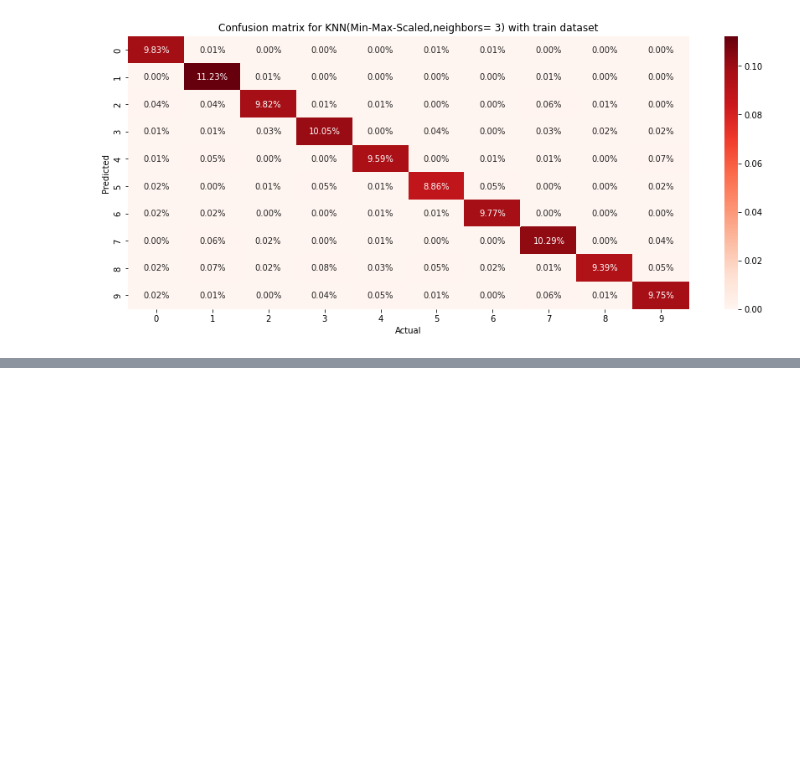
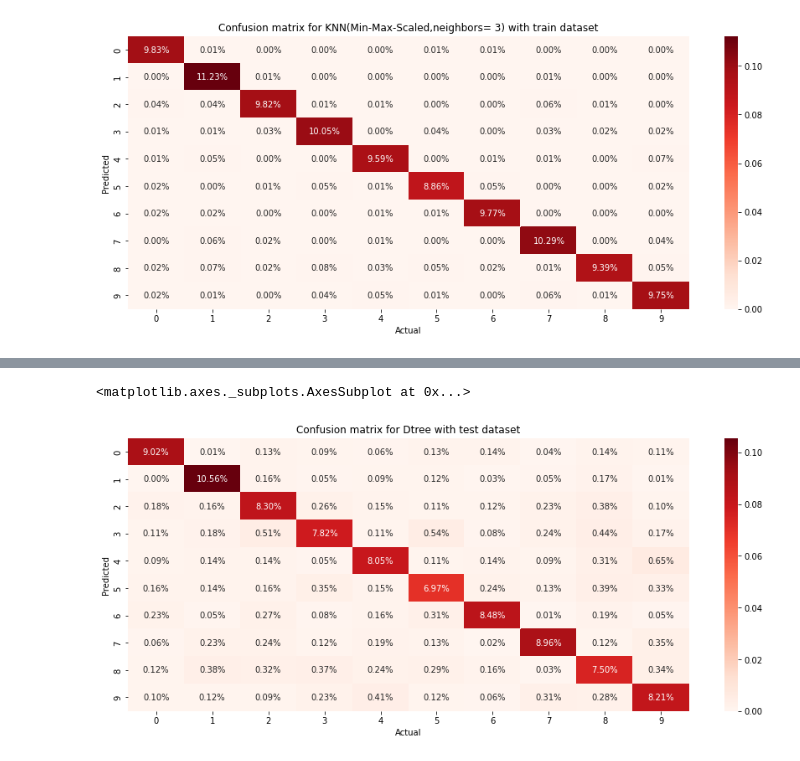
Before and after one commit to merkol/CS451, a Jupyter notebook: AI_HW3/digit_recognizer.ipynb, the cells around one changed output, grey strips where cells are left out. Cells and saved outputs as stored; diff of their text form; code cells hidden in the pictures; blank space fills up the shorter version.

```diff
--- a/AI_HW3/digit_recognizer.ipynb
+++ b/AI_HW3/digit_recognizer.ipynb
@@ -168,3 +155,13 @@ cf
 # %% [output]
 <matplotlib.axes._subplots.AxesSubplot at 0x...>
 [figure]
+# %%
+depth = np.arange(1,10)
+leaves = [1,2,4,8,16,32]
+param_grid =[{'max_depth':depth,
+             'min_samples_leaf':leaves}]
+# %%
+dtree = DecisionTreeClassifier()
+clf_GS = GridSearchCV(dtree,param_grid=param_grid)
+# %%
+clf_GS.fit(x_train_min_max,y_train)
@@ -170,0 +178,6 @@ cf
+# %%
+dtree = DecisionTreeClassifier(max_depth=9,min_samples_leaf=4)
+dtree.fit(x_train_min_max,y_train)
+y_pred = dtree.predict(x_test_min_max)
+print("Decision tree classification report for test set with best params")
+print(classification_report(y_test,y_pred))
@@ -170,0 +202,9 @@ cf
+# %%
+cf_matrix = confusion_matrix(y_test, y_pred)
+fig, ax = plt.subplots(figsize=(15,6))
+cf = sns.heatmap(cf_matrix/np.sum(cf_matrix), annot=True, fmt='.2%', cmap='Reds')
+cf.set(xlabel='Actual', ylabel='Predicted',title='Confusion matrix for Dtree with test dataset')
+cf
+# %% [output]
+<matplotlib.axes._subplots.AxesSubplot at 0x...>
+[figure, added]
```
Also changed, not shown: parts of 13 cells of this notebook.
